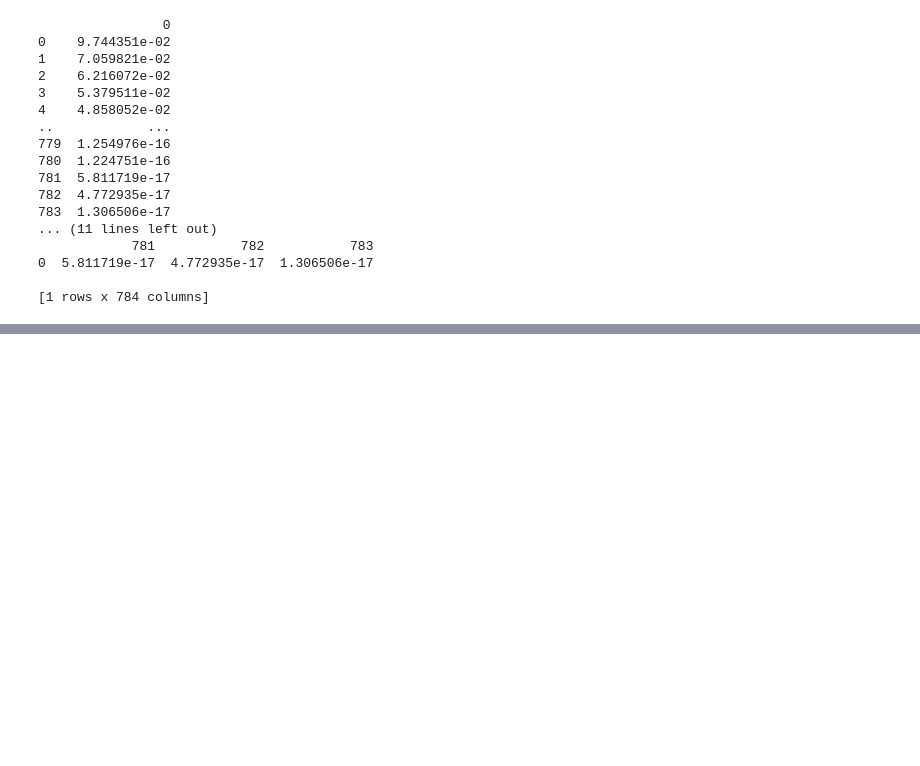
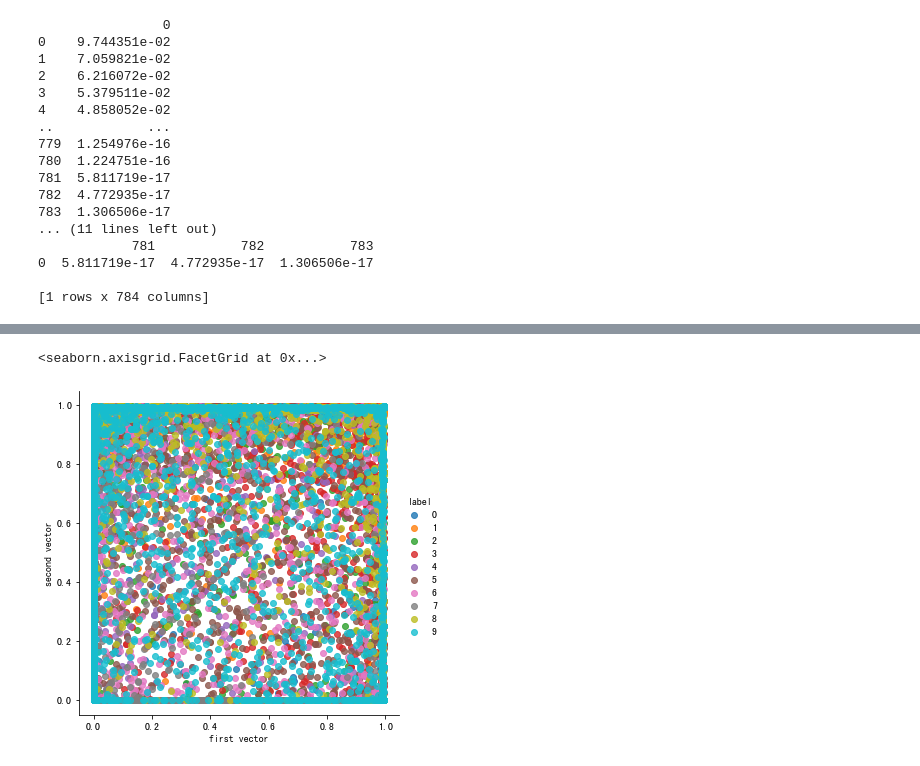
Before and after one commit to agron911/data-analytics, a Jupyter notebook: ML/3_Dimensionality_reduction.ipynb, the cells around one changed output, grey strips where cells are left out. Saved outputs shown, nothing was run; the diff lists cells and outputs as text; code cells hidden in the pictures; blank space fills up the shorter version.

```diff
--- a/ML/3_Dimensionality_reduction.ipynb
+++ b/ML/3_Dimensionality_reduction.ipynb
@@ -274,0 +272,9 @@ X_train_scatter = pd.concat((X_train_scatter, y_train), axis=1, join='inner')
+# %%
+X_train_scatter = pd.DataFrame(data=X_train.loc[:,[350,406]],index=X_train.index)
+X_train_scatter = pd.concat((X_train_scatter, y_train), axis=1, join='inner')
+X_train_scatter.columns=['first vector','second vector','label']
+
+sns.lmplot(x='first vector',y='second vector',hue='label', data=X_train_scatter, fit_reg=False)
+# %% [output]
+<seaborn.axisgrid.FacetGrid at 0x...>
+[figure, added]
```
Also changed, not shown: parts of 27 cells of this notebook.
